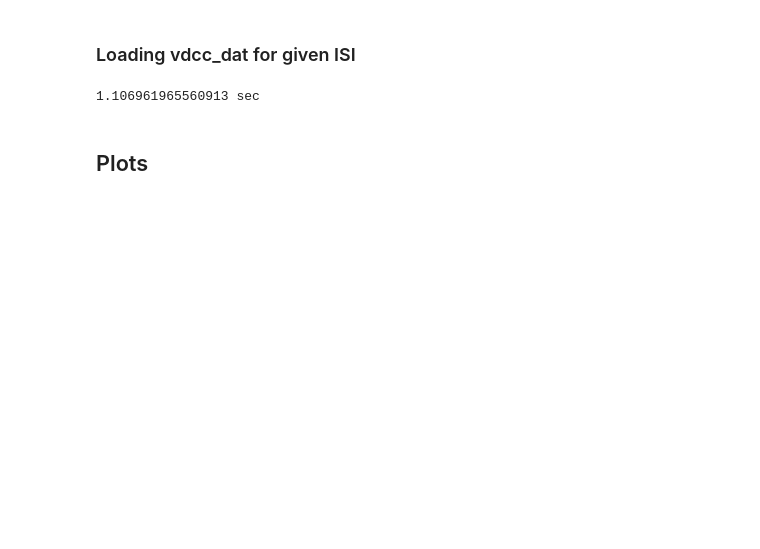
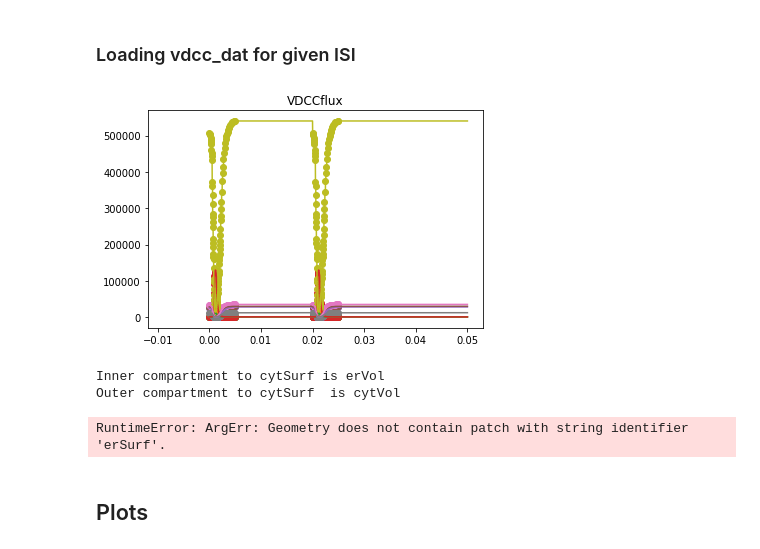
Before and after one commit to KabirDabholkar/tripartiteSynapse, a Jupyter notebook: STEPS/CA3_simple.ipynb, the cells around one changed output. Drawn from its saved outputs; the diff is of its cells as text; code cells hidden in the pictures; blank space fills up the shorter version.

```diff
--- a/STEPS/CA3_simple.ipynb
+++ b/STEPS/CA3_simple.ipynb
@@ -34,8 +34,12 @@ for key in VDCC_rates.keys():
 # %%
-#plt.figure(figsize=(20,10))
-#VDCC_spline[key](0)
-#plt.scatter(VDCC_rates['VDCC_C3O'].T[0],VDCC_rates['VDCC_C3O'].T[1])
-#x=np.linspace(0,0.025,10000)
-#plt.plot(x,VDCC_spline['VDCC_C3O'](x))
-#float(itp.splev(1,VDCC_spline['VDCC_C30'],der=0))
+for key in VDCC_spline.keys():
+    #plt.figure(figsize=(20,10))
+    #VDCC_spline[key](0)
+    plt.title(key)
+    plt.scatter(VDCC_rates[key].T[0],VDCC_rates[key].T[1])
+    x=np.linspace(0,0.050,10000)
+    plt.plot(x,VDCC_spline[key](x))
+    #float(itp.splev(1,VDCC_spline['VDCC_C3O'],der=0))
+# %% [output]
+[figure, added]
 # %%
@@ -68,18 +72,15 @@ cytSurf = swm.Patch('cytSurf', wmgeom, cytVol, area=cytArea) # cyt surf area = 8
 cytSurf.addSurfsys('cytSurfsys')
 
 # Create the Endoplasmic Reticulum compartment
-#erVol = swm.Comp('erVol', wmgeom, vol=erVolVal) # ER vol = 0.039 um^3
-#erVol.addVolsys('ervsys')
+erVol = swm.Comp('erVol', wmgeom, vol=erVolVal) # ER vol = 0.039 um^3
+erVol.addVolsys('ervsys')
 
 # # ER is the 'inner' compartment, cyt is the 'outer' compartment
-#erSurfVDCC_spline.keys() = swm.Patch('erSurf', wmgeom, erVol, cytVol, area=erArea) # ER surf area = 1.58 um^2
-#erSurf.addSurfsys('erSurfsys')
+erSurf = swm.Patch('erSurf', wmgeom, erVol, cytVol, area=erArea) # ER surf area = 1.58 um^2
+erSurf.addSurfsys('erSurfsys')
 
-#print('Inner compartment to cytSurf is', erSurf.getIComp().getID())
-#print('Outer compartment to cytSurf  is', erSurf.getOComp().getID())
-
-r = srng.create('mt19937', 256)
-r.initialize(23411)
-
-sim = ssolver.Wmdirect(mdl, wmgeom, r)
-sim.reset()
+print('Inner compartment to cytSurf is', erSurf.getIComp().getID())
+print('Outer compartment to cytSurf  is', erSurf.getOComp().getID())
+# %% [output]
+Inner compartment to cytSurf is erVol
+Outer compartment to cytSurf  is cytVol
@@ -91,4 +107,26 @@ sim = ssolver.Wmdirect(mdl, wmgeom, r)
 # %%
+# Create the Endoplasmic Reticulum compartment
+#erVol = swm.Comp('erVol', wmgeom, vol=erVolVal) # ER vol = 0.039 um^3
+#erVol.addVolsys('ervsys')
+
+# # ER is the 'inner' compartment, cyt is the 'outer' compartment
+#erSurfVDCC_spline.keys() = swm.Patch('erSurf', wmgeom, erVol, cytVol, area=erArea) # ER surf area = 1.58 um^2
+#erSurf.addSurfsys('erSurfsys')
+
+#print('Inner compartment to cytSurf is', erSurf.getIComp().getID())
+#print('Outer compartment to cytSurf  is', erSurf.getOComp().getID())
+
+r = srng.create('mt19937', 256)
+r.initialize(23411)
+
+sim = ssolver.Wmdirect(mdl, wmgeom, r)
+sim.reset()
+
+r = srng.create('mt19937', 256)
+r.initialize(23412)
+
+sim = ssolver.Wmdirect(mdl, wmgeom, r)
+
 #NITER = 100
 #res = numpy.zeros([NITER, 2001, 3])
 
@@ -96,12 +134,12 @@ sim = ssolver.Wmdirect(mdl, wmgeom, r)
 sim.reset()
 
 ### Simulation time
-ti, tf, dt = 0.0, 25.0e-3, 1e-5
+ti, tf, dt = 0.0, 50.0e-3, 1e-5
 T = np.arange(ti, tf+dt, dt)
 npts = len(T)
 
 ### Set initial conditions
-sim.setCompConc('cytVol', 'Ca', 1e-4) #initV['Ca'][0])
+sim.setCompConc('cytVol', 'Ca', 1e-7) #initV['Ca'][0])
 
 if 'cb' in mParts:
     for mol,ic in zip(cbMolName,initV['cb']):
@@ -133,10 +171,20 @@ if 'ryr'  in mParts: resRyR  = np.zeros([npts, len(ryrMolName)])
 Ti = time()
 for t in range(npts):
     ##Updating VDCC rates
+    #if t==int(npts/2):
     for key in R_VDCC.keys():
-        #R_VDCC[key].kcst=float(itp.splev(T[t],VDCC_spline[key],der=0))
-        R_VDCC[key].kcst=float(VDCC_spline[key](T[t]))
+        sim.setPatchSReacK('cytSurf','R_'+key,float(VDCC_spline[key](T[t])))
+            #R_VDCC[key].kcst=float(itp.splev(T[t],VDCC_spline[key],der=0))
+            #R_VDCC['VDCC_C01'].setKcst(float(VDCC_spline['VDCC_C01'](T[t])))
 
+
+    #if t==int(npts/2):
+        #for key in R_VDCC.keys():
+            #R_VDCC[key].kcst=float(itp.splev(T[t],VDCC_spline[key],der=0))
+        #R_VDCC['VDCC_C01'].setKcst(float(VDCC_spline['VDCC_C01'](0.001)))
+
+    #print(sim.getPatchSReacK('cytSurf','R_'+'VDCC_C01'))
+    #sim.setPatchCount('cytSurf', 'VDCC_C0', 100+T[t]*50e3)
     sim.run(T[t])
 
     resCa[t] = sim.getCompCount('cytVol', 'Ca')
@@ -164,7 +212,7 @@ for t in range(npts):
 Tf = time()
 print(Tf-Ti, 'sec')
 # %% [output]
-1.106961965560913 sec
+RuntimeError: ArgErr: Geometry does not contain patch with string identifier 'erSurf'.
 # %% [markdown]
 ## Plots
 # %%
```
Also changed, not shown: parts of 7 cells of this notebook, 3 other files.
